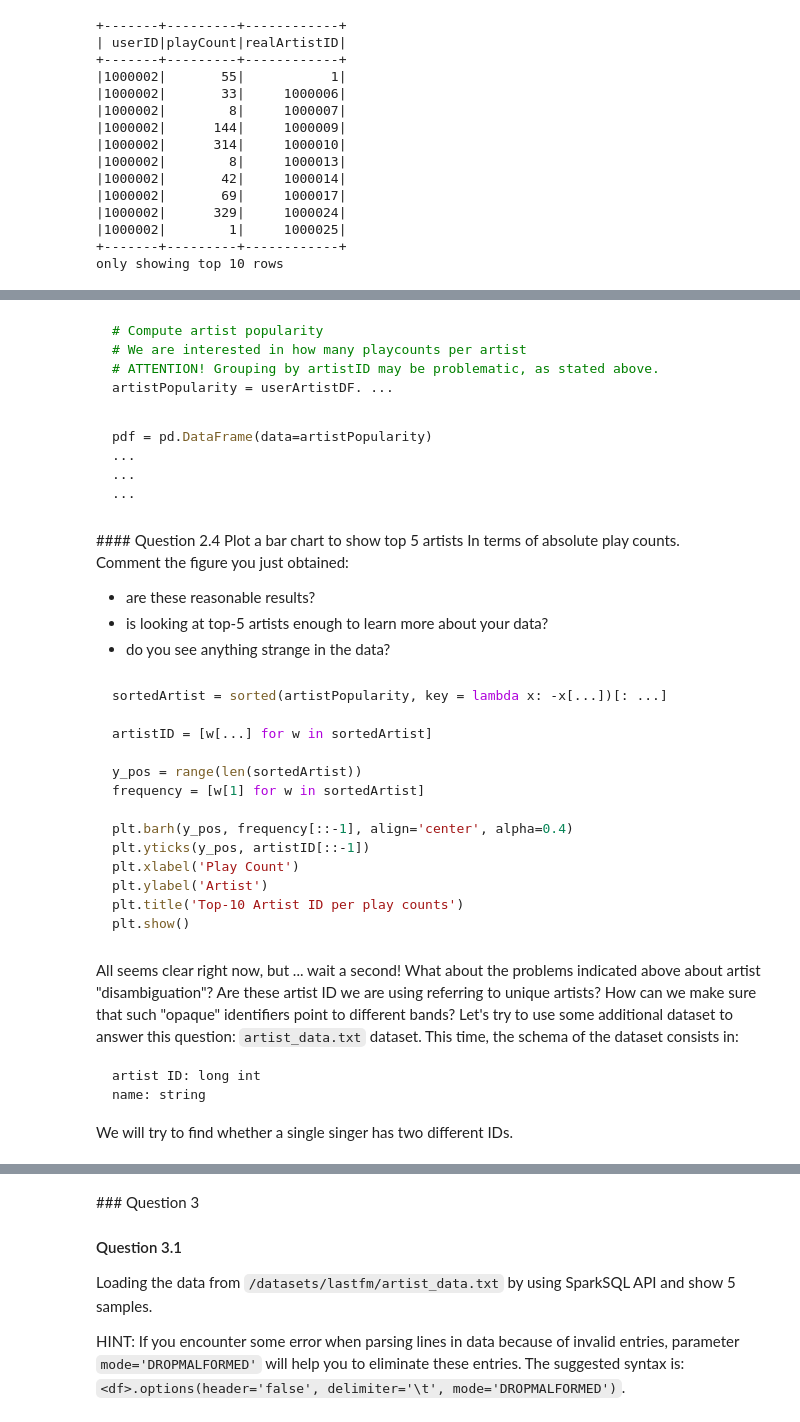
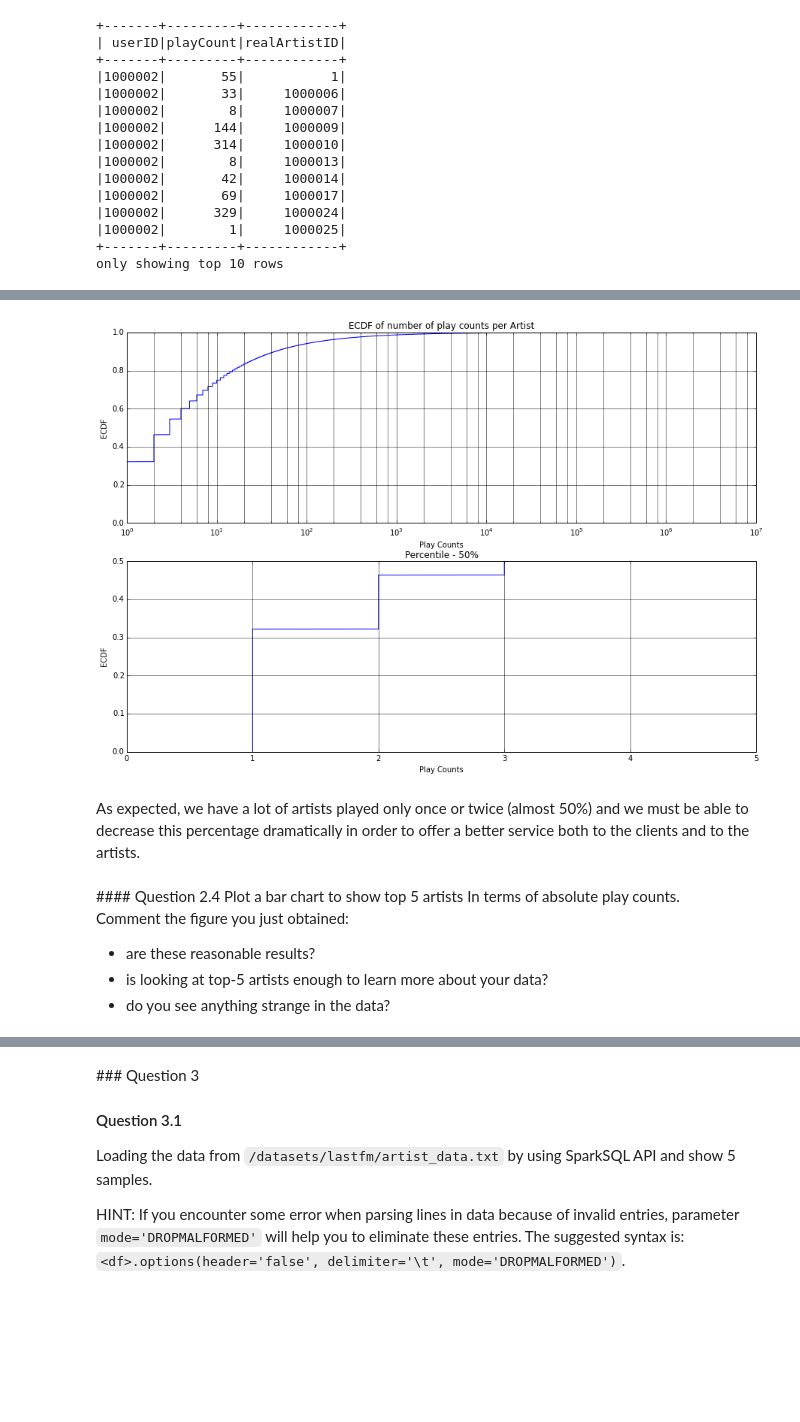
Before and after one commit to MatteoRomiti/Algorithmic-Machine-Learning, a Jupyter notebook: Notebooks/[Lecture 3+4] Recommender algorithm - Music recommendations.ipynb, the cells around one changed output, grey strips where cells are left out. Saved outputs shown, nothing was run; the diff lists cells and outputs as text; code cells hidden in the pictures; blank space fills up the shorter version.

````diff
--- a/Notebooks/[Lecture 3+4] Recommender algorithm - Music recommendations.ipynb
+++ b/Notebooks/[Lecture 3+4] Recommender algorithm - Music recommendations.ipynb
@@ -154,12 +153,12 @@ userArtistDF.show(5)
 only showing top 5 rows
 # %%
 artistDataDataSchema = StructType([ \
-    StructField("artistID", StringType(), True), \
+    StructField("artistID", LongType(), True), \
     StructField("name", StringType(), True)])
 
 artistDataDF = sqlContext.read \
     .format('com.databricks.spark.csv') \
-    .options(header='false', delimiter='\t') \
+    .options(header='false', delimiter='\t', mode='DROPMALFORMED') \
     .load(base + "artist_data.txt", schema = artistDataDataSchema)
 
 # we can cache an Dataframe to avoid computing it from the beginning everytime it is accessed.
@@ -468,6 +460,6 @@ only showing top 2 rows
 # %%
-userArtistCleanDF = userArtistCleanDF.withColumn('realArtistID',coalesce(userArtistCleanDF.standardArtistID, userArtistCleanDF.artistID))\
-                                     .drop('artistID', 'standardArtistID')
+userArtistCleanDF = userArtistCleanDF.withColumn('realArtistID', coalesce(userArtistCleanDF.standardArtistID, userArtistCleanDF.artistID))\
+                                     .drop('artistID', 'standardArtistID').cache()
 userArtistCleanDF.show(10)
 # %% [output]
 +-------+---------+------------+
@@ -515,17 +505,31 @@ only showing top 20 rows
-# %% [markdown]
-```python
-# Compute artist popularity
-# We are interested in how many playcounts per artist
-# ATTENTION! Grouping by artistID may be problematic, as stated above.
-artistPopularity = userArtistDF. ...
-```
-# %% [markdown]
-```python
-pdf = pd.DataFrame(data=artistPopularity)
-...
-...
-...
-```
+# %%
+pdf = pd.DataFrame(data=sortedTopArtistsDF.collect())
+Y=np.sort( pdf[1] )
+yvals=np.arange(len(Y))/float(len(Y))
+
+plt.figure(figsize=(15,10))
+
+plt.subplot(211)
+plt.semilogx(Y, yvals)
+plt.xlabel('Play Counts')
+plt.ylabel('ECDF')
+plt.grid(True,which="both",ls="-")
+plt.title('ECDF of number of play counts per Artist')
+
+plt.subplot(212)
+plt.plot( Y, yvals )
+plt.xlabel('Play Counts')
+plt.ylabel('ECDF')
+plt.grid(True,which="both",ls="-")
+plt.title('Percentile - 50%')
+plt.axis([0,5,0,.5])
+
+
+plt.show()
+# %% [output]
+[figure, added]
+# %% [markdown]
+As expected, we have a lot of artists played only once or twice (almost 50%) and we must be able to decrease this percentage dramatically in order to offer a better service both to the clients and to the artists.
 # %% [markdown]
 <div class='anchor' ></div>
 #### Question 2.4
@@ -536,28 +540,3 @@ Comment the figure you just obtained:
 * are these reasonable results?
 * is looking at top-5 artists enough to learn more about your data?
 * do you see anything strange in the data?
-# %% [markdown]
-```python
-sortedArtist = sorted(artistPopularity, key = lambda x: -x[...])[: ...]
-
-artistID = [w[...] for w in sortedArtist]
-
-y_pos = range(len(sortedArtist))
-frequency = [w[1] for w in sortedArtist]
-
-plt.barh(y_pos, frequency[::-1], align='center', alpha=0.4)
-plt.yticks(y_pos, artistID[::-1])
-plt.xlabel('Play Count')
-plt.ylabel('Artist')
-plt.title('Top-10 Artist ID per play counts')
-plt.show()
-```
-# %% [markdown]
-All seems clear right now, but ... wait a second! What about the problems indicated above about artist "disambiguation"? Are these artist ID we are using referring to unique artists? How can we make sure that such "opaque" identifiers point to different bands? Let's try to use some additional dataset to answer this question:  `artist_data.txt` dataset. This time, the schema of the dataset consists in:
-
-```
-artist ID: long int
-name: string
-```
-
-We will try to find whether a single singer has two different IDs.
````
Also changed, not shown: parts of 66 cells of this notebook, 1 other file.
